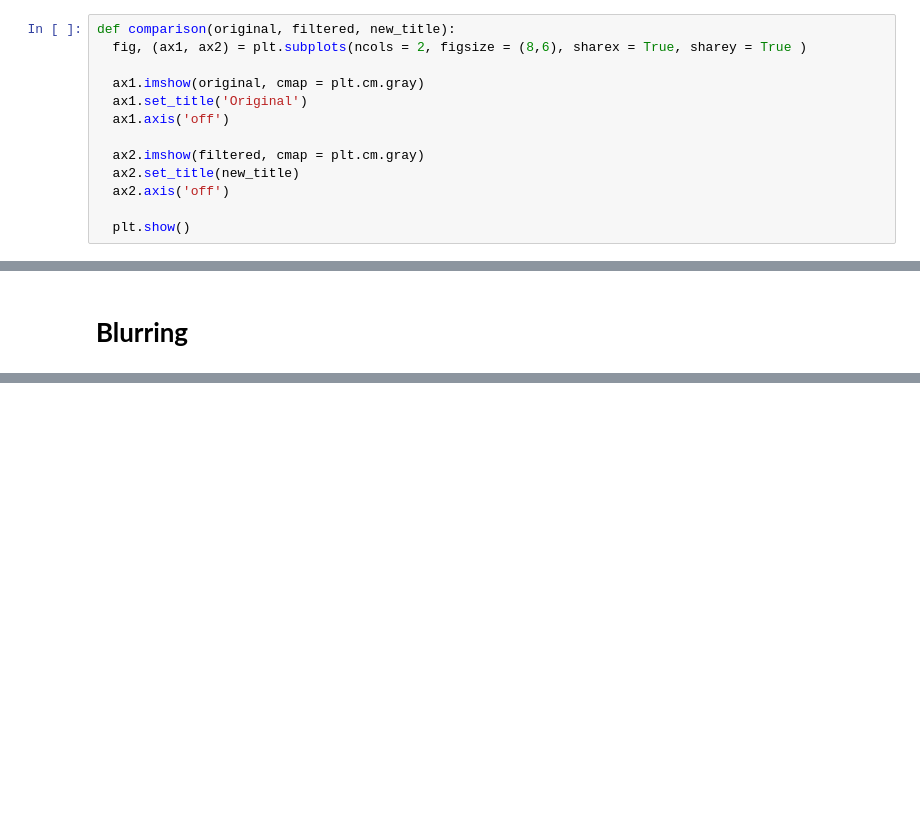
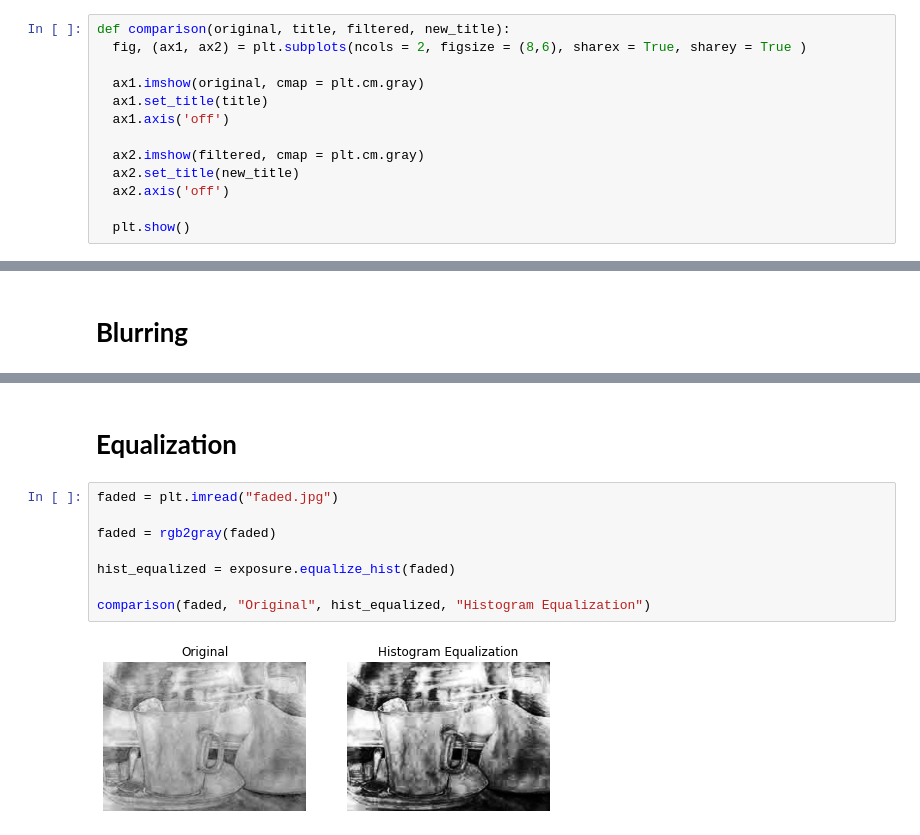
Before and after one commit to Gizem-kaya/Image-Processing-with-Python, a Jupyter notebook: Filter_Contrast_Transformation_Morphology.ipynb, the cells around one changed output, grey strips where cells are left out. Saved outputs shown, nothing was run; the diff lists cells and outputs as text; blank space fills up the shorter version.

```diff
--- a/Filter_Contrast_Transformation_Morphology.ipynb
+++ b/Filter_Contrast_Transformation_Morphology.ipynb
@@ -10,9 +11,9 @@ from skimage.filters import gaussian
 # %%
-def comparison(original, filtered, new_title):
+def comparison(original, title, filtered, new_title):
   fig, (ax1, ax2) = plt.subplots(ncols = 2, figsize = (8,6), sharex = True, sharey = True )
 
   ax1.imshow(original, cmap = plt.cm.gray)
-  ax1.set_title('Original')
+  ax1.set_title(title)
   ax1.axis('off')
 
   ax2.imshow(filtered, cmap = plt.cm.gray)
@@ -41,2 +42,14 @@ comparison(image, gaussian_im, "Blurred")
 # %% [output]
 [figure]
+# %% [markdown]
+# **Equalization**
+# %%
+faded = plt.imread("faded.jpg")
+
+faded = rgb2gray(faded)
+
+hist_equalized = exposure.equalize_hist(faded)
+
+comparison(faded, "Original", hist_equalized, "Histogram Equalization")
+# %% [output]
+[figure, added]
```
Also changed, not shown: parts of 5 cells of this notebook.
